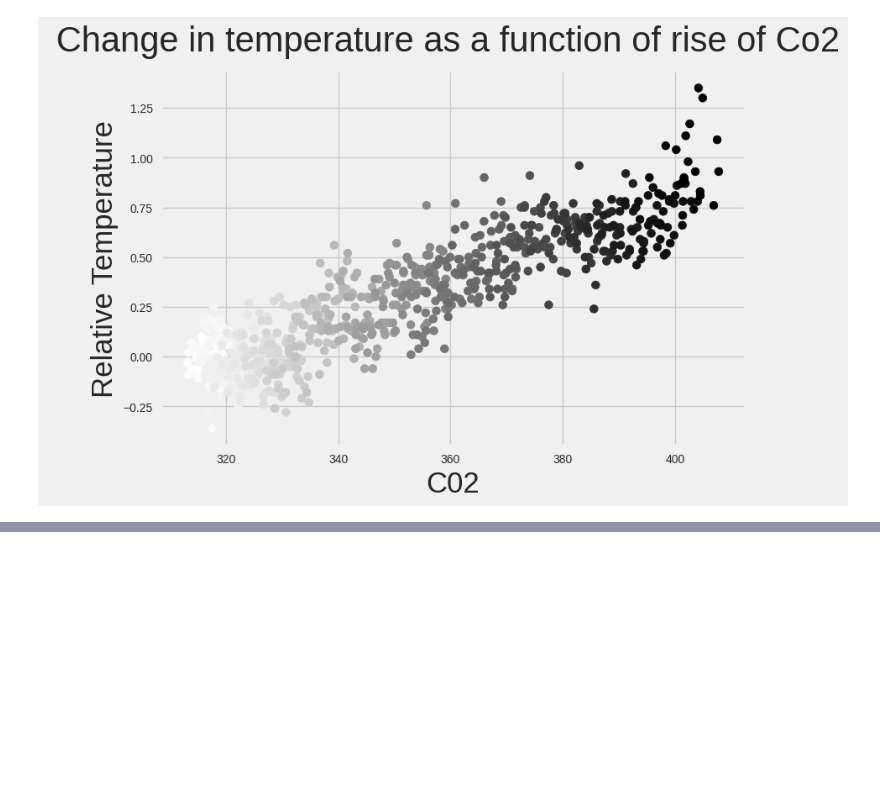
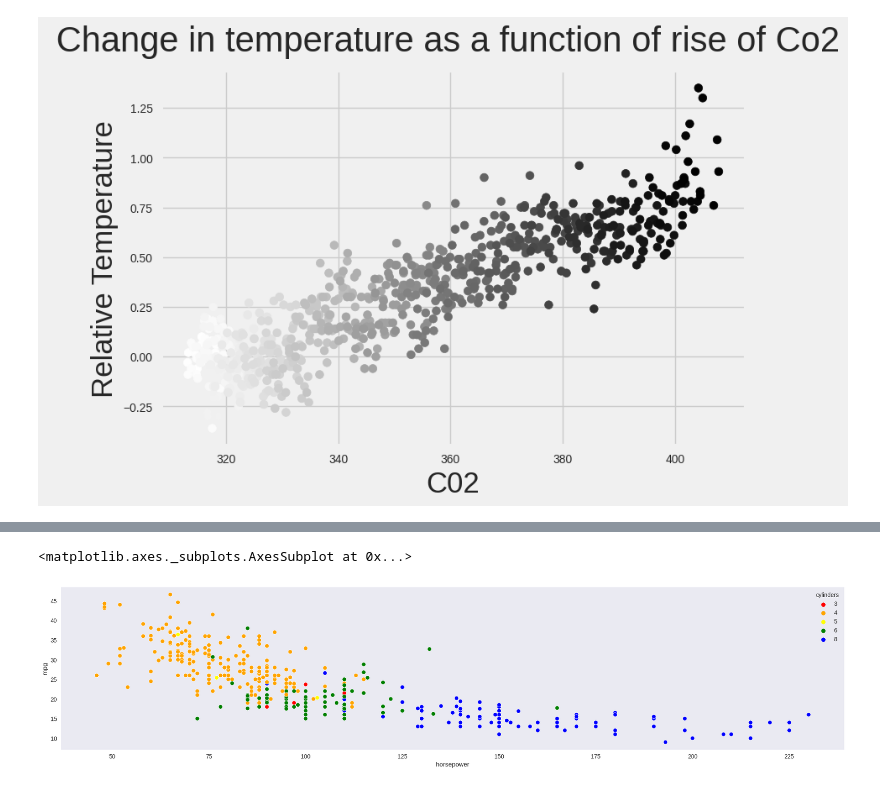
Before and after one commit to abhishekdconviction/100-Days-Of-ML-Code, a Jupyter notebook: Data_Visualization.ipynb, the cells around one changed output, grey strips where cells are left out. Cells and saved outputs as stored; diff of their text form; code cells hidden in the pictures; blank space fills up the shorter version.

```diff
--- a/Data_Visualization.ipynb
+++ b/Data_Visualization.ipynb
@@ -478,0 +586,8 @@ seaborn-bright
+# %%
+rcParams['figure.figsize'] =(24,5)
+plt.style.use('seaborn-dark')
+hue_colors ={3:'red',4:'orange',5:'yellow',6:'green',8:'blue'}
+sns.scatterplot(x='horsepower',y='mpg',hue ="cylinders",data =mpg, palette = hue_colors)
+# %% [output]
+<matplotlib.axes._subplots.AxesSubplot at 0x...>
+[figure, added]
```
Also changed, not shown: parts of 28 cells of this notebook.
